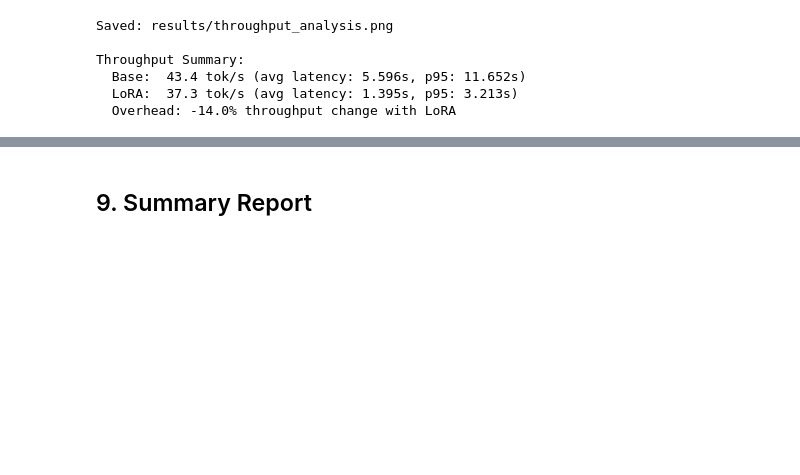
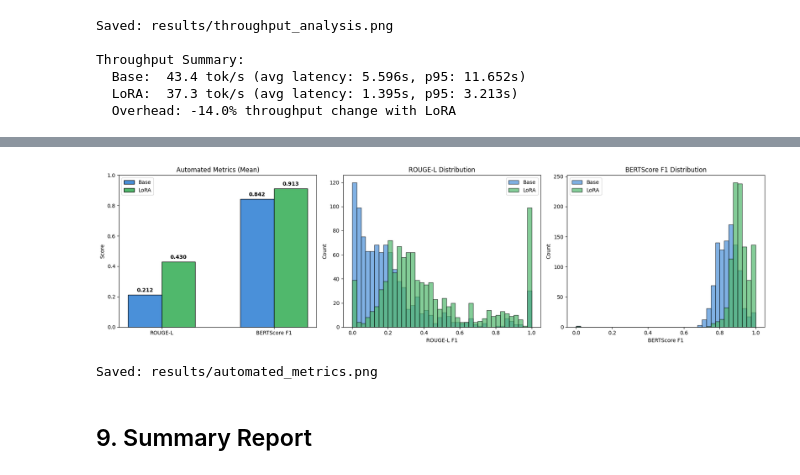
Before and after one commit to bhajian/tuning-llama-task, a Jupyter notebook: inference/evaluation.ipynb, the cells around one changed output, grey strips where cells are left out. Saved outputs shown, nothing was run; the diff lists cells and outputs as text; code cells hidden in the pictures; blank space fills up the shorter version.

```diff
--- a/inference/evaluation.ipynb
+++ b/inference/evaluation.ipynb
@@ -649,2 +779,47 @@ Throughput Summary:
+# %%
+fig, axes = plt.subplots(1, 3, figsize=(18, 5))
+
+# 1. Bar chart: mean ROUGE-L and BERTScore
+metrics = ["ROUGE-L", "BERTScore F1"]
+base_vals = [np.mean(base_rouge), base_bert.mean()]
+lora_vals = [np.mean(lora_rouge), lora_bert.mean()]
+
+x = np.arange(len(metrics))
+w = 0.3
+bars1 = axes[0].bar(x - w/2, base_vals, w, label="Base", color="#4a90d9", edgecolor="black")
+bars2 = axes[0].bar(x + w/2, lora_vals, w, label="LoRA", color="#50b86c", edgecolor="black")
+axes[0].set_ylabel("Score")
+axes[0].set_title("Automated Metrics (Mean)")
+axes[0].set_xticks(x)
+axes[0].set_xticklabels(metrics)
+axes[0].set_ylim(0, 1)
+axes[0].legend()
+for bar, val in zip(list(bars1) + list(bars2), base_vals + lora_vals):
+    axes[0].text(bar.get_x() + bar.get_width()/2, bar.get_height() + 0.02,
+                 f"{val:.3f}", ha="center", fontweight="bold", fontsize=10)
+
+# 2. ROUGE-L distribution
+axes[1].hist(base_rouge, bins=40, alpha=0.7, label="Base", color="#4a90d9", edgecolor="black")
+axes[1].hist(lora_rouge, bins=40, alpha=0.7, label="LoRA", color="#50b86c", edgecolor="black")
+axes[1].set_xlabel("ROUGE-L F1")
+axes[1].set_ylabel("Count")
+axes[1].set_title("ROUGE-L Distribution")
+axes[1].legend()
+
+# 3. BERTScore distribution
+axes[2].hist(base_bert, bins=40, alpha=0.7, label="Base", color="#4a90d9", edgecolor="black")
+axes[2].hist(lora_bert, bins=40, alpha=0.7, label="LoRA", color="#50b86c", edgecolor="black")
+axes[2].set_xlabel("BERTScore F1")
+axes[2].set_ylabel("Count")
+axes[2].set_title("BERTScore F1 Distribution")
+axes[2].legend()
+
+plt.tight_layout()
+plt.savefig(f"{RESULTS_DIR}/automated_metrics.png", dpi=150, bbox_inches="tight")
+plt.show()
+print(f"Saved: {RESULTS_DIR}/automated_metrics.png")
+# %% [output]
+[figure, added]
+Saved: results/automated_metrics.png
 # %% [markdown]
 ## 9. Summary Report
```
Also changed, not shown: parts of 7 cells of this notebook.
